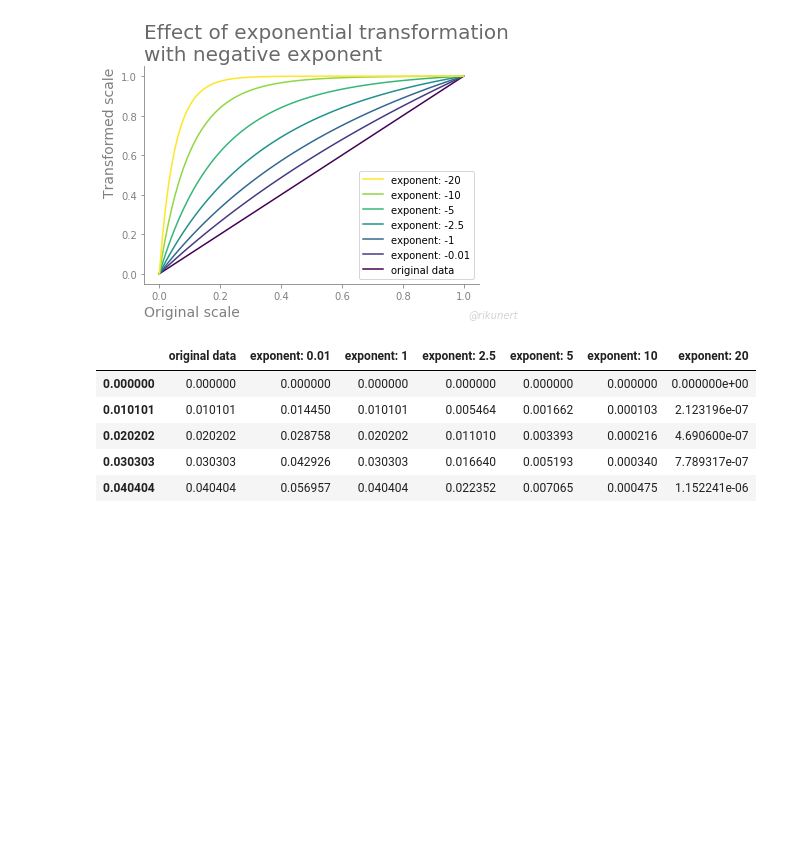
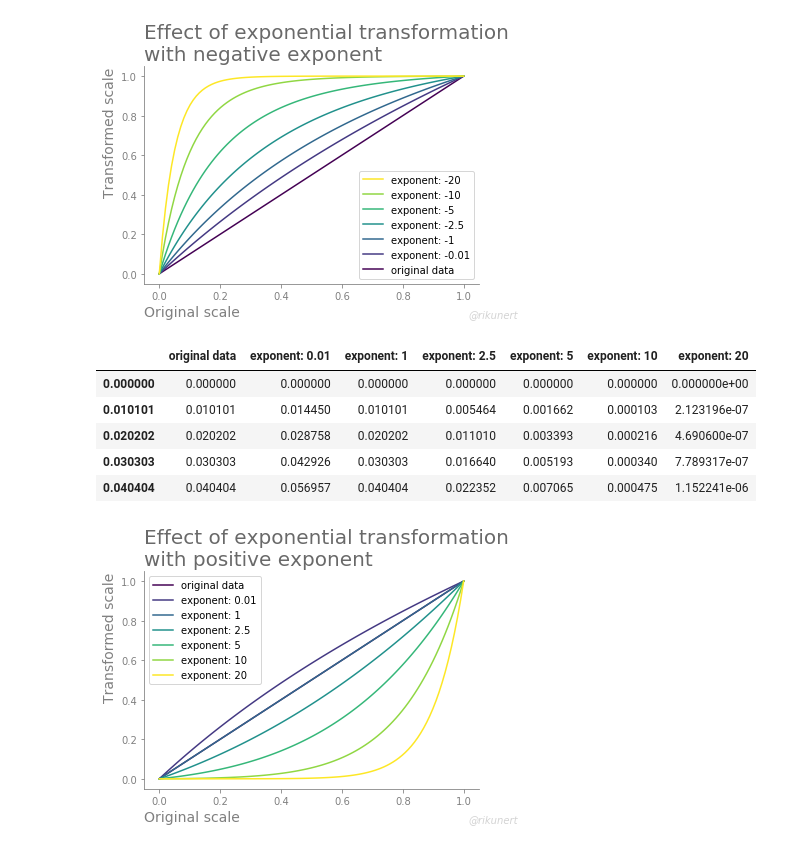
Before and after one commit to rikunert/exponential_scaler, a Jupyter notebook: exponential_transformer.ipynb, the cells around one changed output. Cells and saved outputs as stored; diff of their text form; code cells hidden in the pictures; blank space fills up the shorter version.

```diff
--- a/exponential_transformer.ipynb
+++ b/exponential_transformer.ipynb
@@ -129,3 +129,8 @@ df.head()
 | 0.020202 | 0.020202 | 0.028758 | 0.020202 | 0.011010 | 0.003393 | 0.000216 | 4.690600e-07 |
 | 0.030303 | 0.030303 | 0.042926 | 0.030303 | 0.016640 | 0.005193 | 0.000340 | 7.789317e-07 |
 | 0.040404 | 0.040404 | 0.056957 | 0.040404 | 0.022352 | 0.007065 | 0.000475 | 1.152241e-06 |
+# %%
+fig, ax = transformation_viz_fun(df, title='Effect of exponential transformation\nwith positive exponent', reverse_legend=False)
+fig.savefig('expo_viz_pos.png', bbox_inches='tight')
+# %% [output]
+[figure, added]
```
Also changed, not shown: parts of 1 cell of this notebook, 2 other files.
